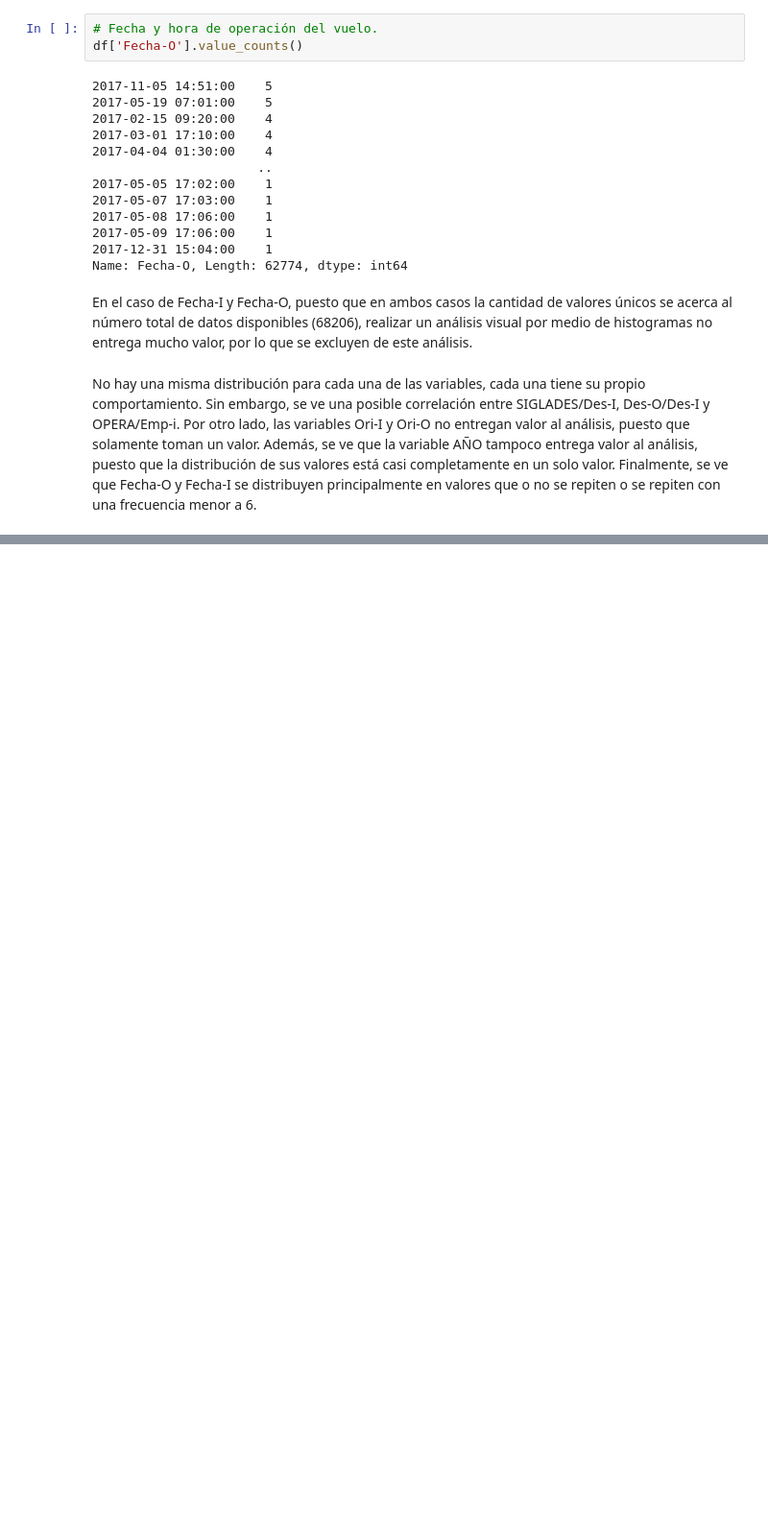
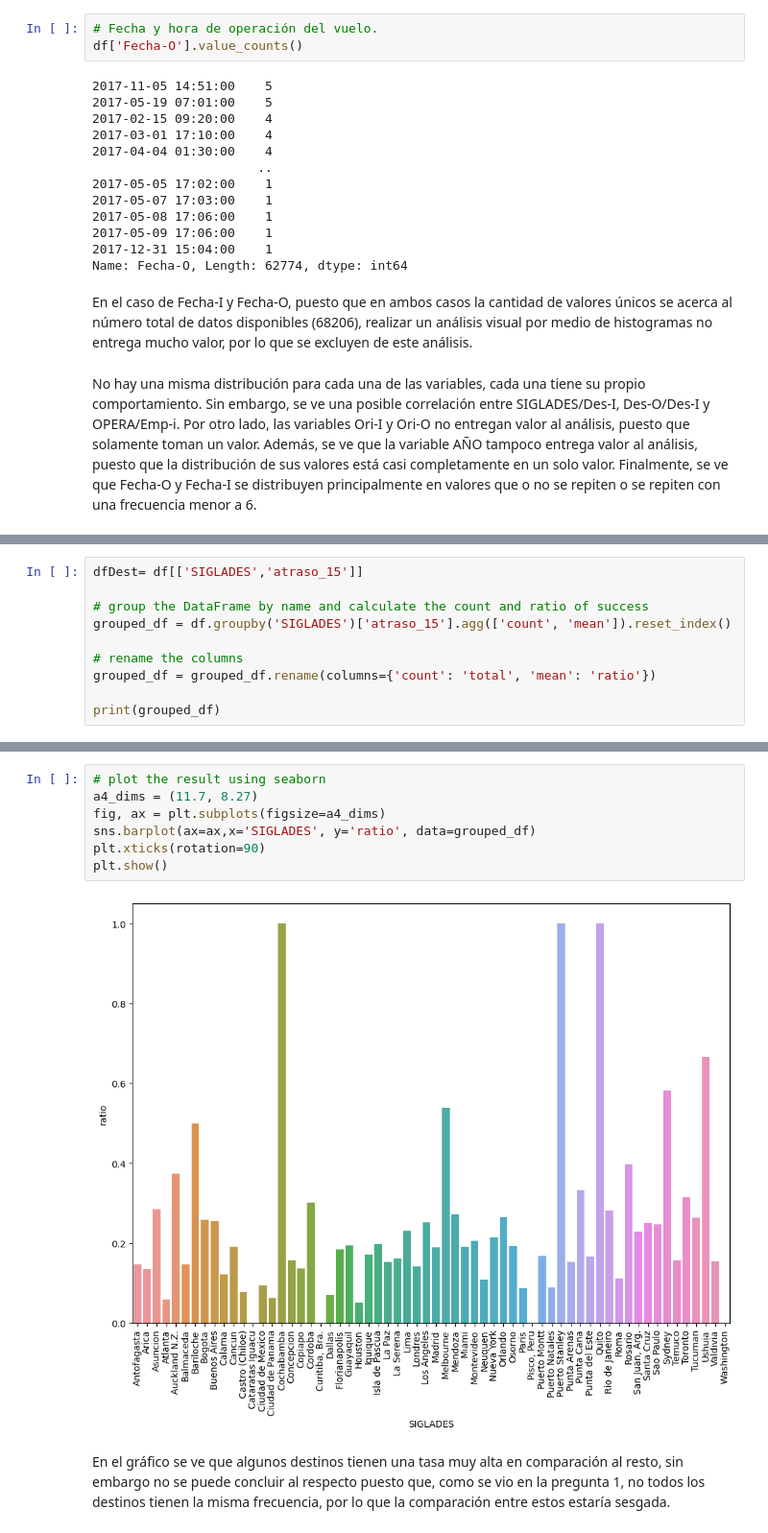
Before and after one commit to DanielATV/ChallengeLATAM, a Jupyter notebook: solution.ipynb, the cells around one changed output, grey strips where cells are left out. Shown: that part at 96% size. Cells and saved outputs as stored; diff of their text form; blank space fills up the shorter version.

Commit message:
update SIGLADES v/s atraso_15 plot + analysis

```diff
--- a/solution.ipynb
+++ b/solution.ipynb
@@ -445,0 +452,10 @@ df['temporada_alta'] = df['Fecha-I'].apply(get_temporada_alta)
+# %%
+dfDest= df[['SIGLADES','atraso_15']]
+
+# group the DataFrame by name and calculate the count and ratio of success
+grouped_df = df.groupby('SIGLADES')['atraso_15'].agg(['count', 'mean']).reset_index()
+
+# rename the columns
+grouped_df = grouped_df.rename(columns={'count': 'total', 'mean': 'ratio'})
+
+print(grouped_df)
@@ -445,0 +477,11 @@ df['temporada_alta'] = df['Fecha-I'].apply(get_temporada_alta)
+# %%
+# plot the result using seaborn
+a4_dims = (11.7, 8.27)
+fig, ax = plt.subplots(figsize=a4_dims)
+sns.barplot(ax=ax,x='SIGLADES', y='ratio', data=grouped_df)
+plt.xticks(rotation=90)
+plt.show()
+# %% [output]
+[figure, added]
+# %% [markdown]
+En el gráfico se ve que algunos destinos tienen una tasa muy alta en comparación al resto, sin embargo no se puede concluir al respecto puesto que, como se vio en la pregunta 1, no todos los destinos tienen la misma frecuencia, por lo que la comparación entre estos estaría sesgada.
```
Also changed, not shown: parts of 15 cells of this notebook.
